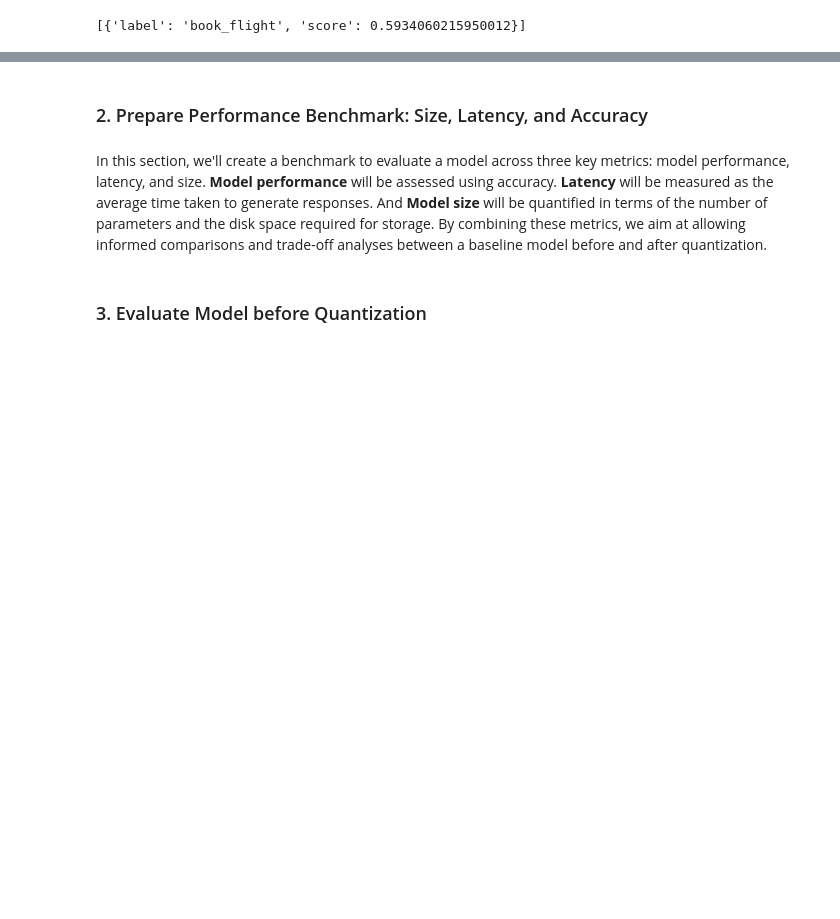
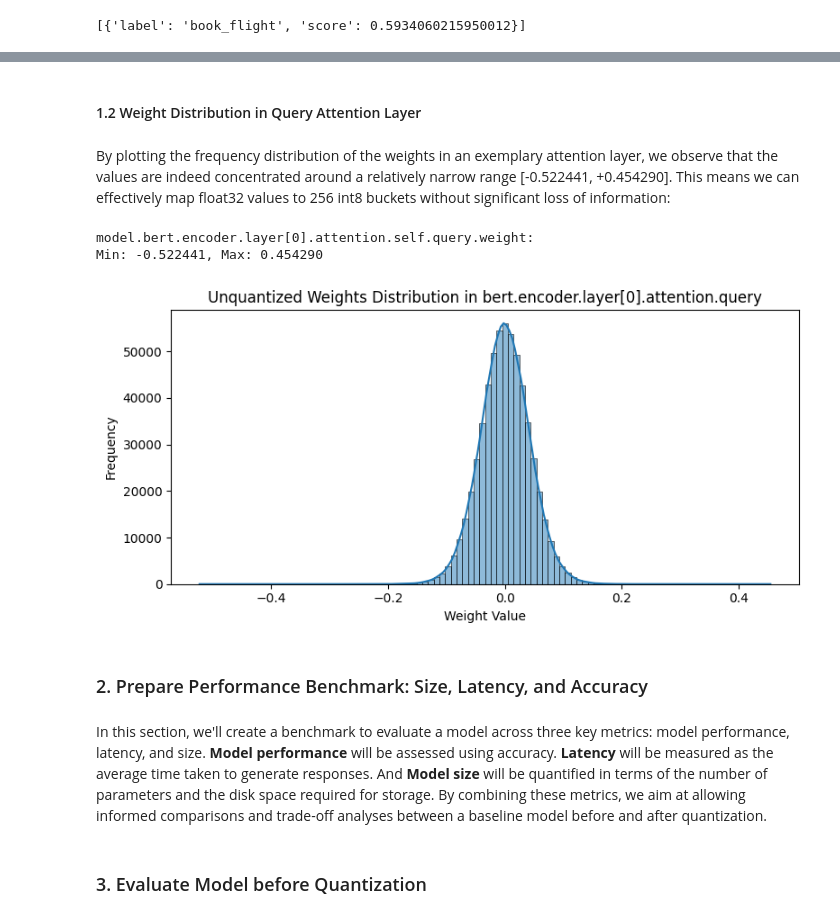
Before and after one commit to dcarpintero/ai-engineering, a Jupyter notebook: 07_model_optimization_quantization.ipynb, the cells around one changed output, grey strips where cells are left out. Saved outputs shown, nothing was run; the diff lists cells and outputs as text; code cells hidden in the pictures; blank space fills up the shorter version.

```diff
--- a/07_model_optimization_quantization.ipynb
+++ b/07_model_optimization_quantization.ipynb
@@ -28,0 +37,3 @@ pipe(query)
+# %%
+model = AutoModelForSequenceClassification.from_pretrained(model_ckpt).to("cpu")
+model
@@ -29,3 +58,32 @@ pipe(query)
+# %% [markdown]
+#### 1.2 Weight Distribution in Query Attention Layer
+# %% [markdown]
+By plotting the frequency distribution of the weights in an exemplary attention layer, we observe that the values are indeed concentrated around a relatively narrow range [-0.522441, +0.454290]. This means we can effectively map float32 values to 256 int8 buckets without significant loss of information:
+# %%
+import matplotlib.pyplot as plt
+import seaborn as sns
+import numpy as np
+
+def weights_distribution(model, layer_name):
+    weights = model.bert.encoder.layer[0].attention.self.query.weight
+    weights = weights.flatten().detach().cpu().numpy()
+
+    print("model.bert.encoder.layer[0].attention.self.query.weight:")
+    print(f"Min: {weights.min():.6f}, Max: {weights.max():.6f}")
+
+    plt.figure(figsize=(8, 4))
+    sns.histplot(weights, kde=True, bins=100)
+    plt.title(f'Unquantized Weights Distribution in {layer_name}')
+    plt.xlabel('Weight Value')
+    plt.ylabel('Frequency')
+    plt.tight_layout()
+    plt.show()
+
+weights_distribution(model, "bert.encoder.layer[0].attention.query")
+# %% [output]
+model.bert.encoder.layer[0].attention.self.query.weight:
+Min: -0.522441, Max: 0.454290
+[figure, added]
 # %% [markdown]
 ### 2. Prepare Performance Benchmark: Size, Latency, and Accuracy
 # %% [markdown]
```
Also changed, not shown: parts of 36 cells of this notebook.
